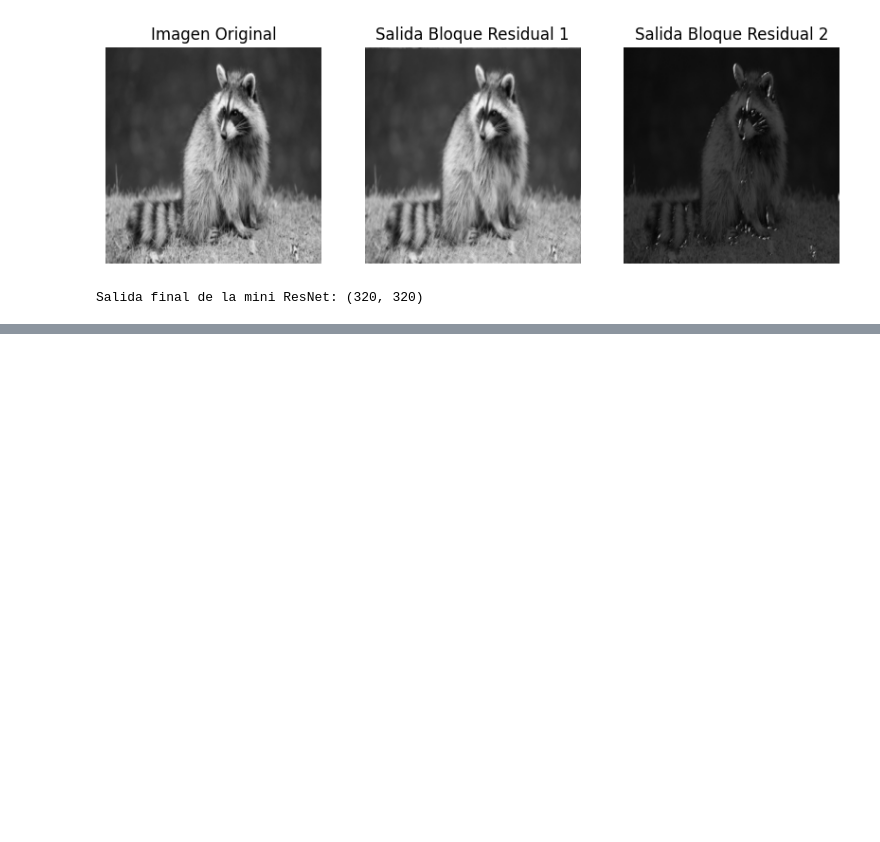
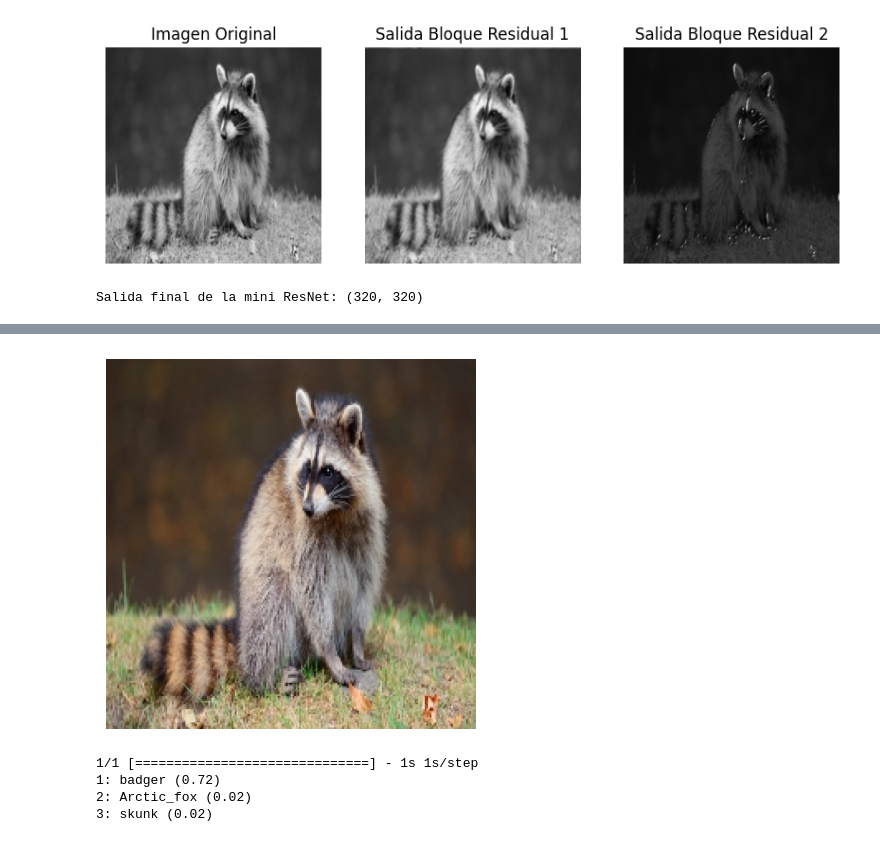
Before and after one commit to mgualteros/DeepLearning, a Jupyter notebook: Ejercicio vgg16/Ejercicio15032025.ipynb, the cells around one changed output, grey strips where cells are left out. Cells and saved outputs as stored; diff of their text form; code cells hidden in the pictures; blank space fills up the shorter version.

Commit message:
Modelo ResNet

```diff
--- a/Ejercicio vgg16/Ejercicio15032025.ipynb
+++ b/Ejercicio vgg16/Ejercicio15032025.ipynb
@@ -131,0 +165,35 @@ Salida final de la mini ResNet: (320, 320)
+# %%
+# Cargar imagen desde archivo
+img_path = r'C:\\Users\\USER\\OneDrive\\Escritorio\\Maestría\\DeepLearning\\Ejercicio vgg16\\mapche.jpg' # Ruta de la imagen
+img = image.load_img(img_path, target_size=(224, 224))
+
+# Mostrar la imagen
+plt.imshow(img)
+plt.axis("off")
+plt.show()
+
+# Convertir la imagen a un array de numpy
+img_array = image.img_to_array(img)
+
+# Expandir dimensiones para que tenga el formato adecuado para el modelo
+img_array = np.expand_dims(img_array, axis=0)
+
+# Preprocesar la imagen (normalización según ResNet-50)
+img_array = preprocess_input(img_array)
+# %% [output]
+[figure, added]
+# %%
+# Hacer la predicción
+predictions = model.predict(img_array)
+
+# Decodificar los resultados en etiquetas de ImageNet
+decoded_predictions = decode_predictions(predictions, top=3)[0]
+
+# Mostrar las predicciones
+for i, (imagenet_id, label, score) in enumerate(decoded_predictions):
+    print(f"{i+1}: {label} ({score:.2f})")
+# %% [output]
+1/1 [==============================] - 1s 1s/step
+1: badger (0.72)
+2: Arctic_fox (0.02)
+3: skunk (0.02)
```
Also changed, not shown: parts of 2 cells of this notebook.
